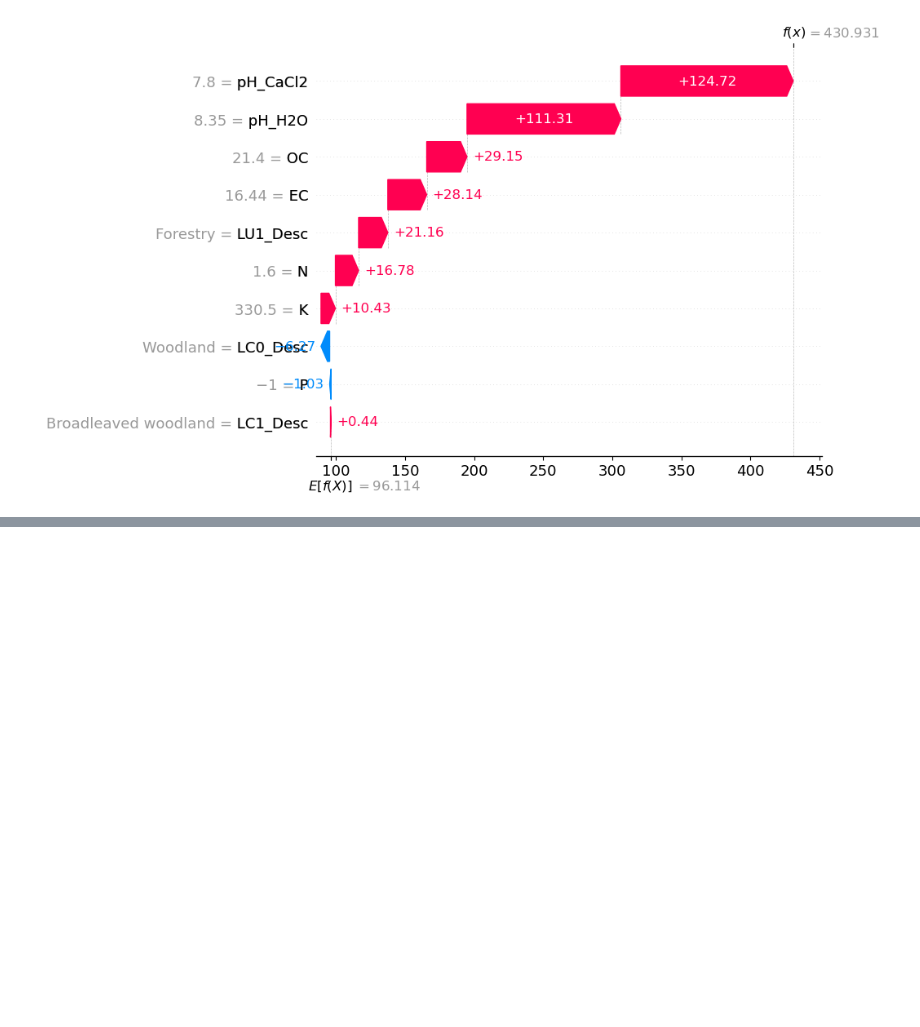
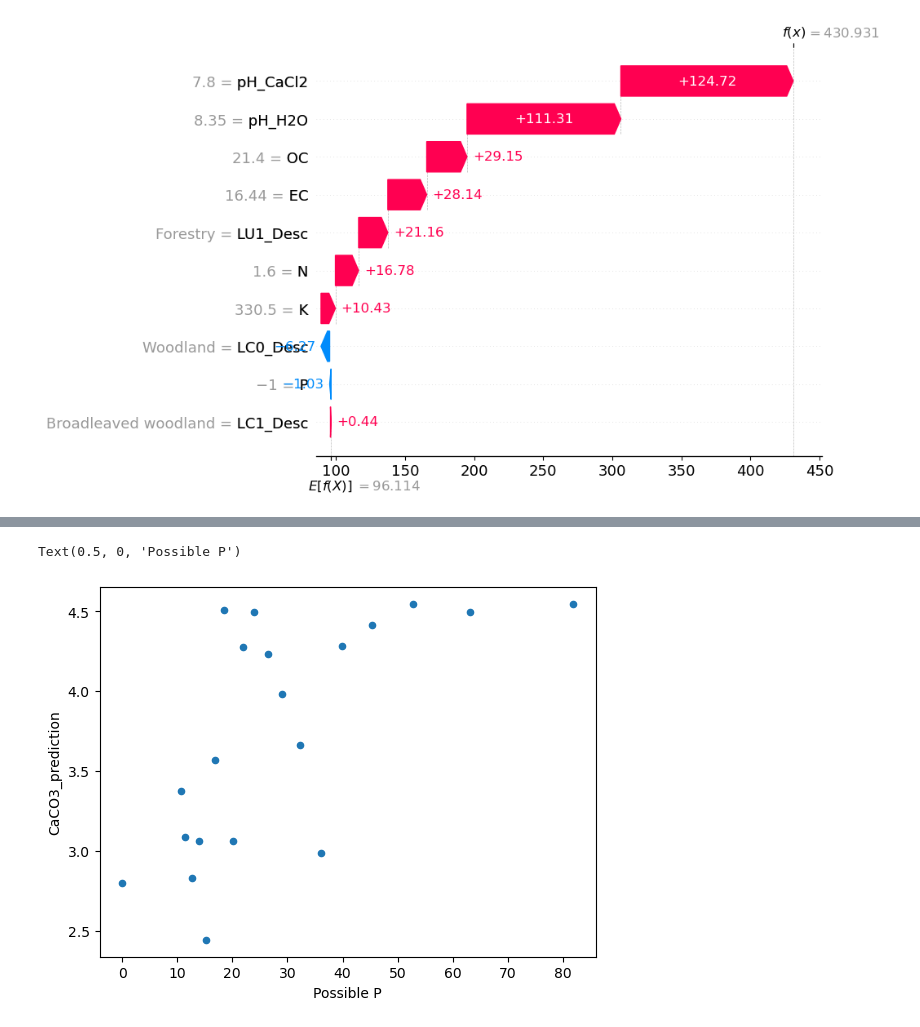
Before and after one commit to JonasBiermann/aiforlifesciences, a Jupyter notebook: analysis/2.ShapModeling/1.ShapValue.ipynb, the cells around one changed output, grey strips where cells are left out. Cells and saved outputs as stored; diff of their text form; code cells hidden in the pictures; blank space fills up the shorter version.

```diff
--- a/analysis/2.ShapModeling/1.ShapValue.ipynb
+++ b/analysis/2.ShapModeling/1.ShapValue.ipynb
@@ -188,0 +328,4 @@ shap.plots.waterfall(shap_values[3879,...]) # Medium
+# %%
+input_df = input_df.iloc[[0]*len(list_possible_P)] # This is the weird technique to replicate the rows
+input_df['P'] = list_possible_P.to_numpy()
+input_df
@@ -188,0 +350,8 @@ shap.plots.waterfall(shap_values[3879,...]) # Medium
+# %%
+input_df['CaCO3_prediction'] = model.predict(input_df)
+# %%
+ax = input_df.plot(x='P',y='CaCO3_prediction',kind='scatter')
+ax.set_xlabel('Possible P')
+# %% [output]
+Text(0.5, 0, 'Possible P')
+[figure, added]
```
Also changed, not shown: parts of 22 cells of this notebook.
